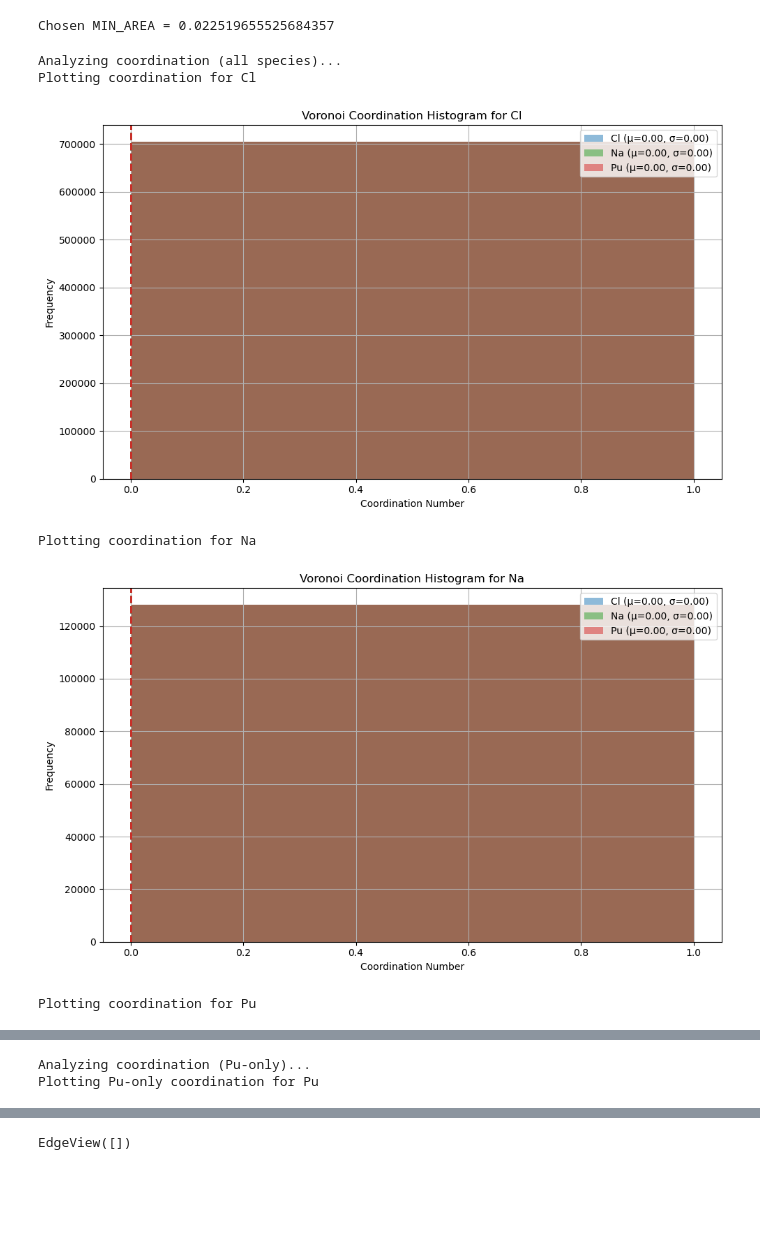
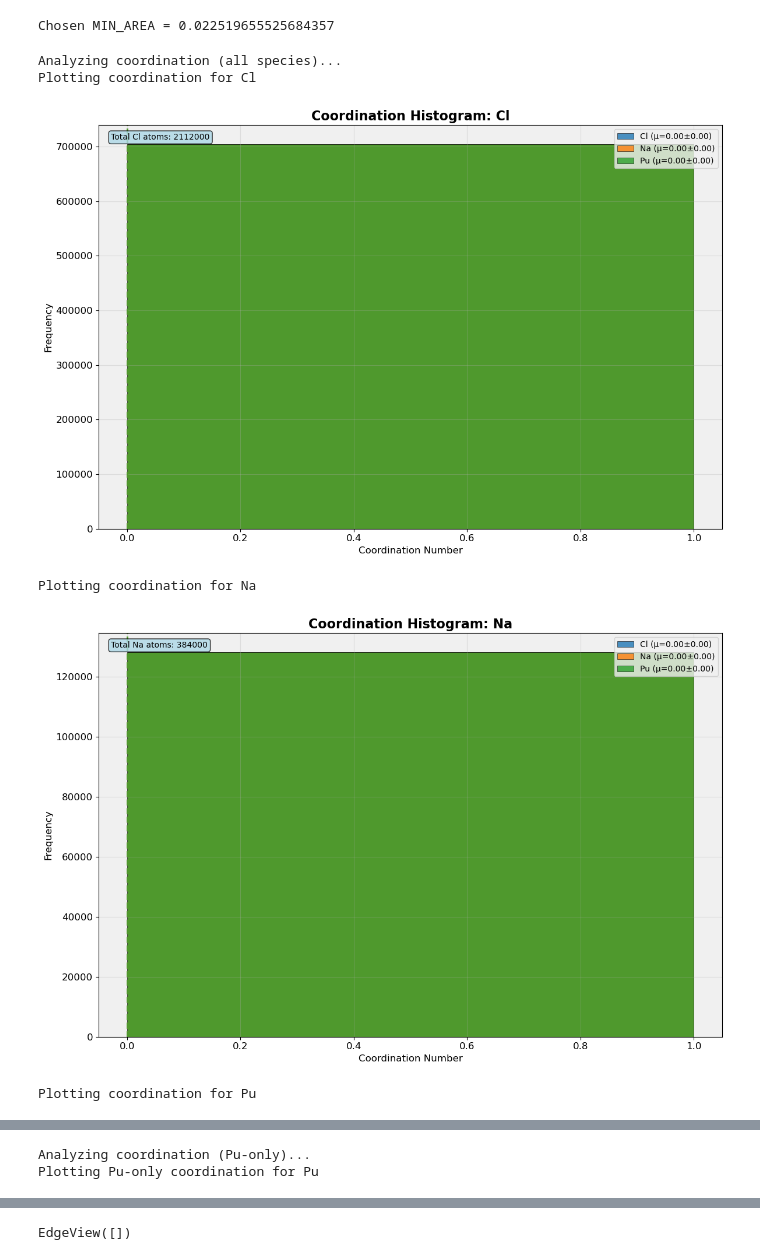
Before and after one commit to Pragalbhv/cluster_analysis, a Jupyter notebook: Pu_cluster_only/voronoi_canon.ipynb, the cells around one changed output, grey strips where cells are left out. Saved outputs shown, nothing was run; the diff lists cells and outputs as text; code cells hidden in the pictures; blank space fills up the shorter version.

```diff
--- a/Pu_cluster_only/voronoi_canon.ipynb
+++ b/Pu_cluster_only/voronoi_canon.ipynb
@@ -96,22 +117,22 @@ Chosen MIN_AREA = 0.022519655525684357
 # %%
 MIN_AREA=50
 # %%
-# Coordination analysis (full and metals-only)
+# Coordination analysis using standardized plotting functions
 print('Analyzing coordination (all species)...')
 coord_all = analyze_voronoi_coordination(atoms_list, at_list=all_species, min_area=MIN_AREA)
 for sp in all_species:
     print(f'Plotting coordination for {sp}')
-    plot_coordination_histograms(coord_all, sp)
+    std_plot_coordination_histograms(coord_all, sp)
 
 print('Analyzing coordination (Pu-only)...')
 coord_metals = analyze_voronoi_coordination_metals_only(atoms_list, metal_species=METAL_SPECIES, min_area=MIN_AREA)
 for sp in METAL_SPECIES:
     print(f'Plotting Pu-only coordination for {sp}')
-    plot_coordination_histograms(coord_metals, sp)
+    std_plot_coordination_histograms(coord_metals, sp)
 # %% [output]
 Analyzing coordination (all species)...
 Plotting coordination for Cl
-[figure, old version]
+[figure, new version]
 Plotting coordination for Na
-[figure, old version]
+[figure, new version]
 Plotting coordination for Pu
```
Also changed, not shown: parts of 14 cells of this notebook, 12 other files.
